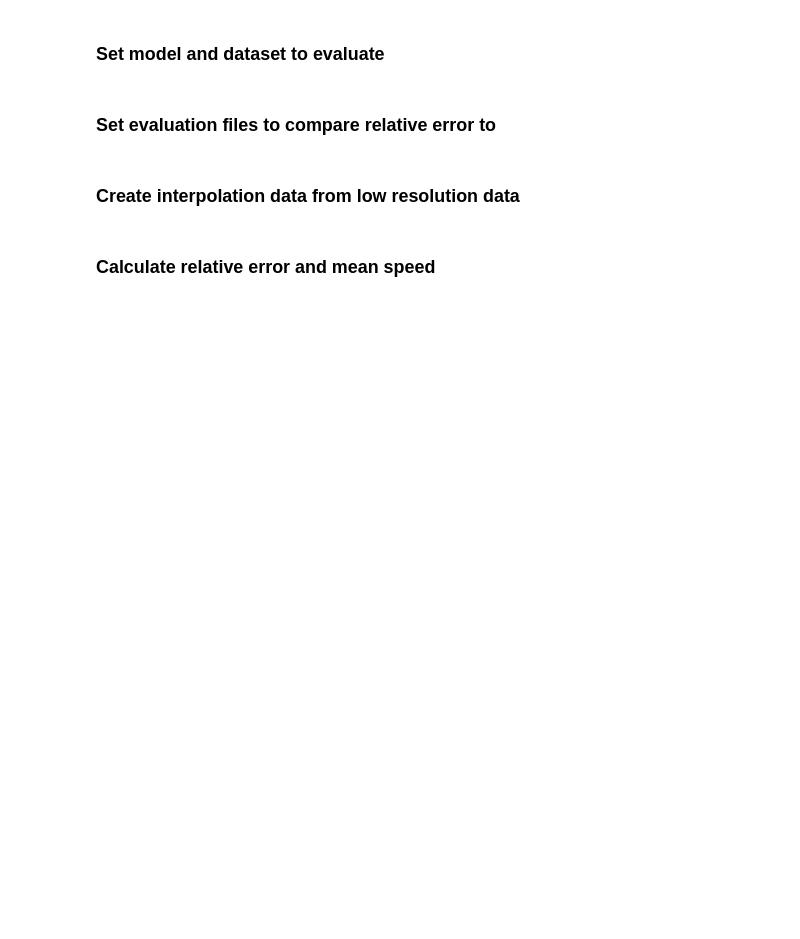
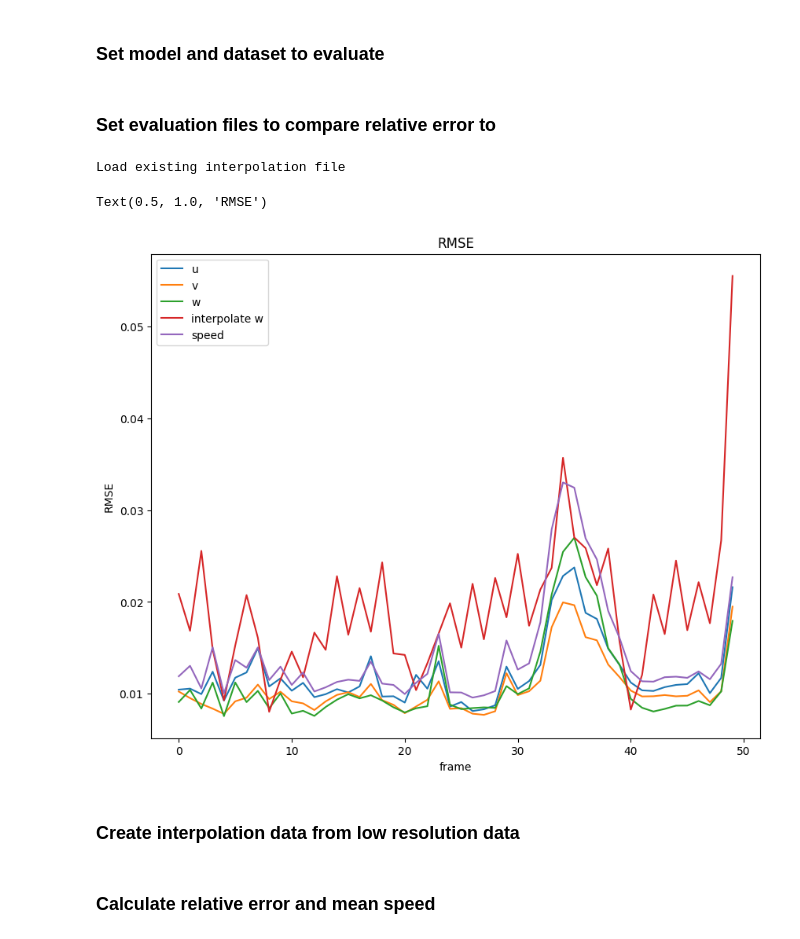
Before and after one commit to PiaaCaa/4DFlowNet, a Jupyter notebook: src/evaluate_plots.ipynb, the cells around one changed output. Saved outputs shown, nothing was run; the diff lists cells and outputs as text; code cells hidden in the pictures; blank space fills up the shorter version.

```diff
--- a/src/evaluate_plots.ipynb
+++ b/src/evaluate_plots.ipynb
@@ -38,7 +49,7 @@ step = 2
 vel_colnames=['u', 'v', 'w']
 vel_colnames_fluid = ['u_fluid', 'v_fluid', 'w_fluid']
 
-def load_data(model_name, set_name, data_model, step):
+def load_data(model_name, set_name, data_model, step, ending_file= ''):
     #directories
     gt_dir = '../data/CARDIAC'
     result_dir = f'../results/Temporal4DFlowNet_{model_name}'
@@ -48,7 +59,7 @@ def load_data(model_name, set_name, data_model, step):
     #filenames
     gt_filename = f'M{data_model}_2mm_step{step}_static.h5'
     lr_filename = f'M{data_model}_2mm_step{step}_static_noise.h5'
-    result_filename = f'{set_name}set_result_model{data_model}_2mm_step{step}_{model_name[-4::]}_temporal.h5' #_newpadding
+    result_filename = f'{set_name}set_result_model{data_model}_2mm_step{step}_{model_name[-4::]}_temporal{ending_file}.h5' #_newpadding
     evaluation_filename = f'eval_rel_err_{data_model}_2mm_step{step}_{model_name[-4::]}_temporal.h5'
 
 
@@ -62,6 +73,7 @@ def load_data(model_name, set_name, data_model, step):
     gt_filepath = '{}/{}'.format(gt_dir, gt_filename)
     res_filepath = '{}/{}'.format(result_dir, result_filename)
     lr_filepath = '{}/{}'.format(lr_dir, lr_filename)
+
 
 
     if save_relative_error_file:
@@ -101,19 +113,68 @@ def load_data(model_name, set_name, data_model, step):
                 pred['speed'] = np.sqrt(pred["u"]**2 + pred["v"]**2 + pred["w"]**2)
 
 
+    return lr, gt, pred, temporal_mask, eval_dir
 
-    return lr, gt, pred, temporal_mask, eval_dir
+def load_interpolation(data_model, step, lr, gt):
+
+    interpolate_NN = {}
+    interpolate_linear = {}
+    interpolate_cubic = {}
+
+    lr_filename = f'M{data_model}_2mm_step{step}_static_noise.h5'
+
+    interpolation_file= f'../results/interpolation/{lr_filename[:-3]}_interpolation'
+    if not os.path.isfile(interpolation_file):
+        print("Interpolation file does not exist - calculate interpolation and save files")
+        #this can take a while
+        for vel in vel_colnames:
+            print("Interpolate low resolution images - ", vel)
+
+            interpolate_linear[vel] = temporal_linear_interpolation(lr[vel], gt[vel].shape)
+            interpolate_linear[f'{vel}_fluid'] = np.multiply(interpolate_linear[vel], gt['mask'])
+
+            interpolate_cubic[vel] = temporal_cubic_interpolation(lr[vel], gt[vel].shape)
+            interpolate_cubic[f'{vel}_fluid'] = np.multiply(interpolate_cubic[vel], gt['mask'])
+
+            interpolate_NN[vel] = temporal_NN_interpolation(lr[vel], gt[vel].shape)
+            interpolate_NN[f'{vel}_fluid'] = np.multiply(interpolate_NN[vel], gt['mask'])
+
+            prediction_utils.save_to_h5(interpolation_file, f'linear_{vel}' , interpolate_linear[vel], compression='gzip')
+            prediction_utils.save_to_h5(interpolation_file, f'cubic_{vel}' , interpolate_cubic[vel], compression='gzip')
+            prediction_utils.save_to_h5(interpolation_file, f'NN_{vel}' , interpolate_NN[vel], compression='gzip')
+    else:
+        print("Load existing interpolation file")
+        with h5py.File(interpolation_file, mode = 'r' ) as h_interpolate:
+            for vel in vel_colnames:
+                interpolate_linear[vel] = np.array(h_interpolate[f'linear_{vel}'])
+                interpolate_cubic[vel] = np.array(h_interpolate[f'cubic_{vel}'])
+                interpolate_NN[vel] = np.array(h_interpolate[f'NN_{vel}'])
+
+
+                interpolate_linear[f'{vel}_fluid'] = np.multiply(interpolate_linear[vel], gt['mask'])
+                interpolate_cubic[f'{vel}_fluid'] = np.multiply(interpolate_cubic[vel], gt['mask'])
+                interpolate_NN[f'{vel}_fluid'] = np.multiply(interpolate_NN[vel], gt['mask'])
+
+    return interpolate_linear, interpolate_cubic, interpolate_NN
+
 lr, gt, pred, temporal_mask, eval_dir = load_data(model_name, set_name, data_model, step)
+interpolate_linear, interpolate_cubic, interpolate_NN = load_interpolation(data_model, step,lr, gt)
+# %% [output]
+Load existing interpolation file
 # %%
 
 plt.plot(calculate_rmse(pred['u'], gt['u'], gt['mask']), label = 'u')
 plt.plot(calculate_rmse(pred['v'], gt['v'], gt['mask']), label = 'v')
 plt.plot(calculate_rmse(pred['w'], gt['w'], gt['mask']), label = 'w')
+plt.plot(calculate_rmse(interpolate_linear['w'], gt['w'], gt['mask']), label = 'interpolate w')
 plt.plot(calculate_rmse(pred['speed'], gt['speed'], gt['mask']), label = 'speed')
 plt.legend()
 plt.ylabel('RMSE')
 plt.xlabel('frame')
 plt.title('RMSE')
+# %% [output]
+Text(0.5, 1.0, 'RMSE')
+[figure, added]
 # %% [markdown]
 ### Create interpolation data from low resolution data
 # %%
```
Also changed, not shown: parts of 28 cells of this notebook, 8 other files.
